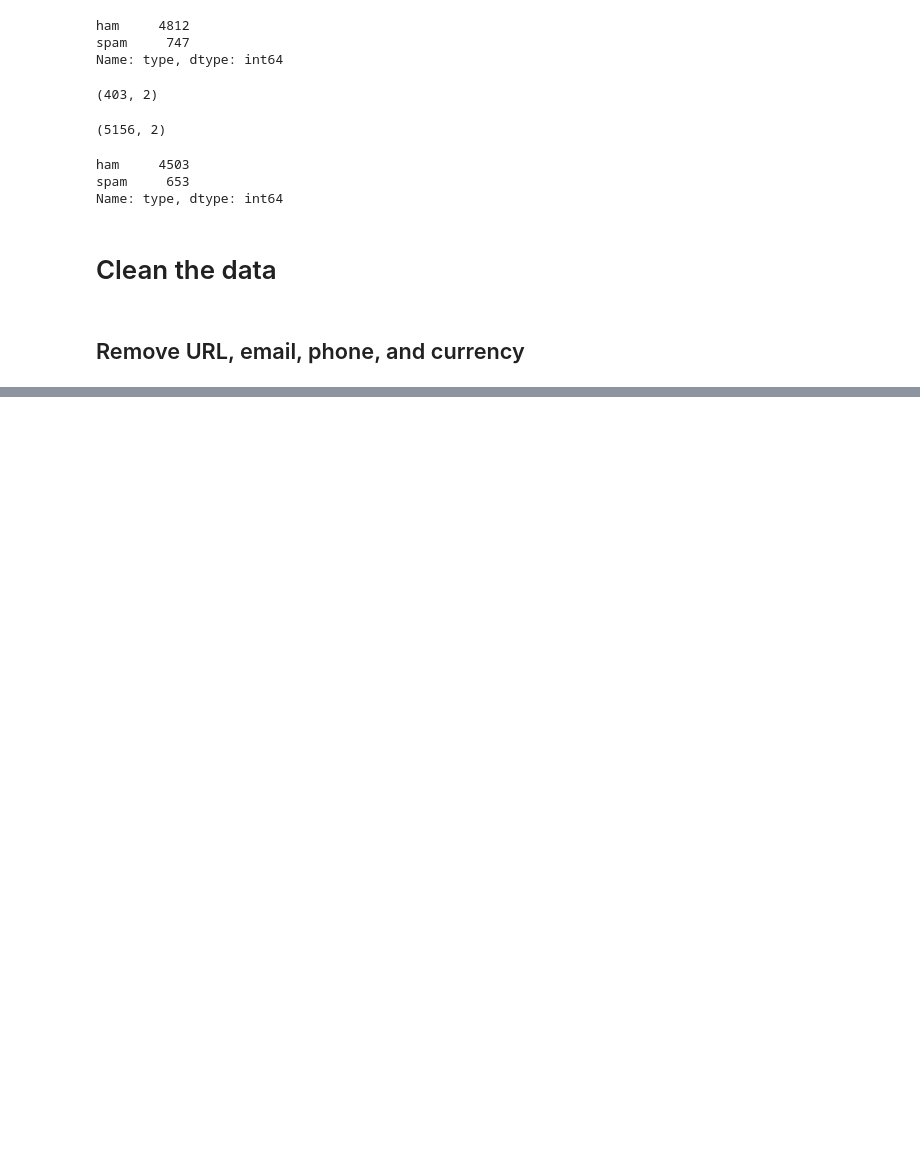
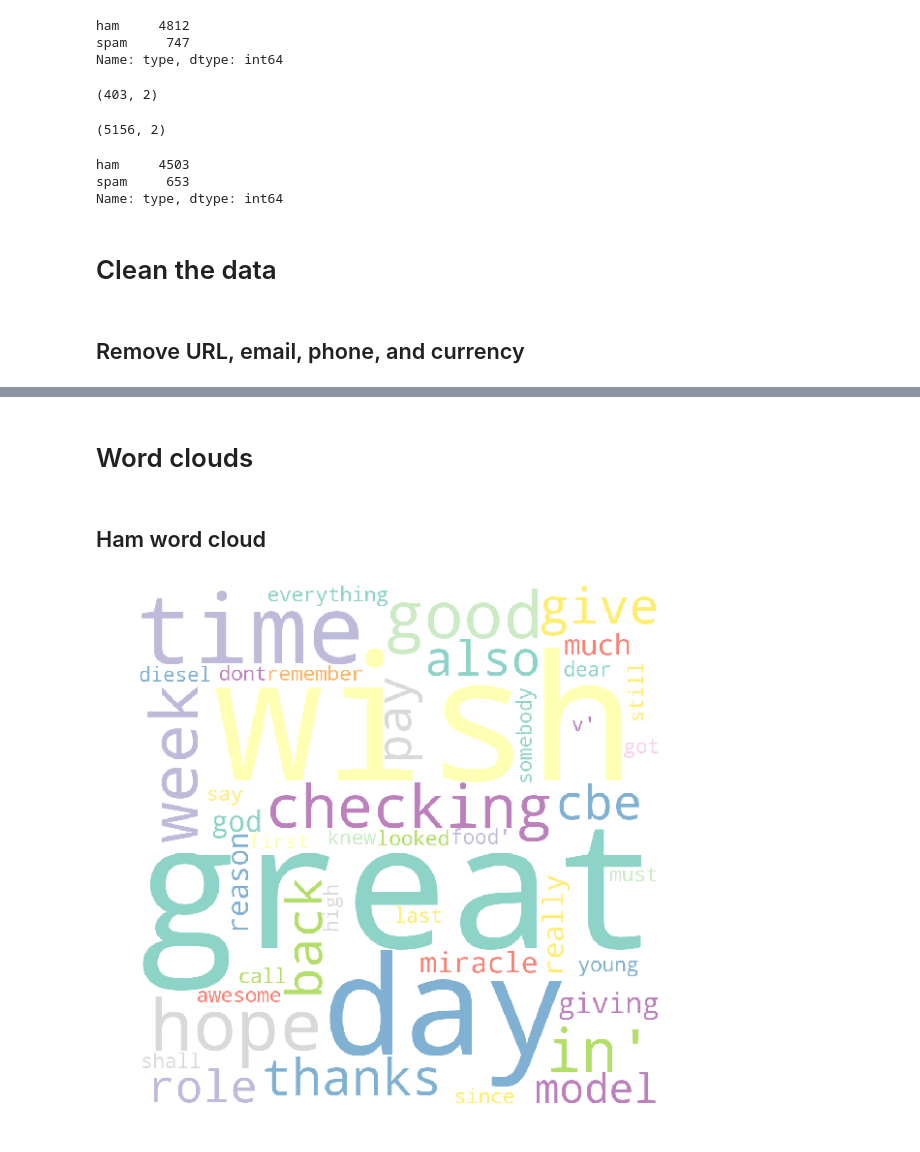
Before and after one commit to docju/capstone2, a Jupyter notebook: Capstone2.ipynb, the cells around one changed output, grey strips where cells are left out. Saved outputs shown, nothing was run; the diff lists cells and outputs as text; code cells hidden in the pictures; blank space fills up the shorter version.

```diff
--- a/Capstone2.ipynb
+++ b/Capstone2.ipynb
@@ -136,0 +141,5 @@ re.findall(phone_regex, '+447792 893 772')
+# %%
+# Drop the original text column and rename it back to text
+sms= df.drop("text", axis=1)
+sms = sms.rename(columns={"clean_text": "text", "type":"spam"})
+sms.shape
@@ -136,0 +148,5 @@ re.findall(phone_regex, '+447792 893 772')
+# %%
+#change the ham/spam flags to 1 and 0
+sms.spam=sms.spam.replace({'ham':0,'spam':1})
+
+sms.head(20)
@@ -136,0 +214,28 @@ re.findall(phone_regex, '+447792 893 772')
+# %% [markdown]
+# Word clouds
+# %% [markdown]
+## Ham word cloud
+# %%
+sms['text_norm']=sms['text'].apply(lambda x: re.sub(r"[^a-zA-Z0-9]", " ",x).lower())
+ham_words=sms[sms['spam']==0]['text_norm'].values
+
+#ham_words=sms[sms['spam']==0]['text'].values
+#Instantiate wordcloud object and use method to feed it our corpus
+
+
+wc = WordCloud(  width=1000,
+    height=1000,
+    stopwords=stopwords.words("english"),
+    min_font_size=8,
+    max_words=100,
+    background_color='white',
+    colormap='Set3').generate_from_text(str(ham_words))
+
+
+#Turn axis off to get rid of axis numbers
+plt.figure(figsize = (10,10))
+plt.imshow(wc, interpolation='nearest')
+plt.axis('off')
+plt.show()
+# %% [output]
+[figure, added]
```
Also changed, not shown: parts of 11 cells of this notebook.
